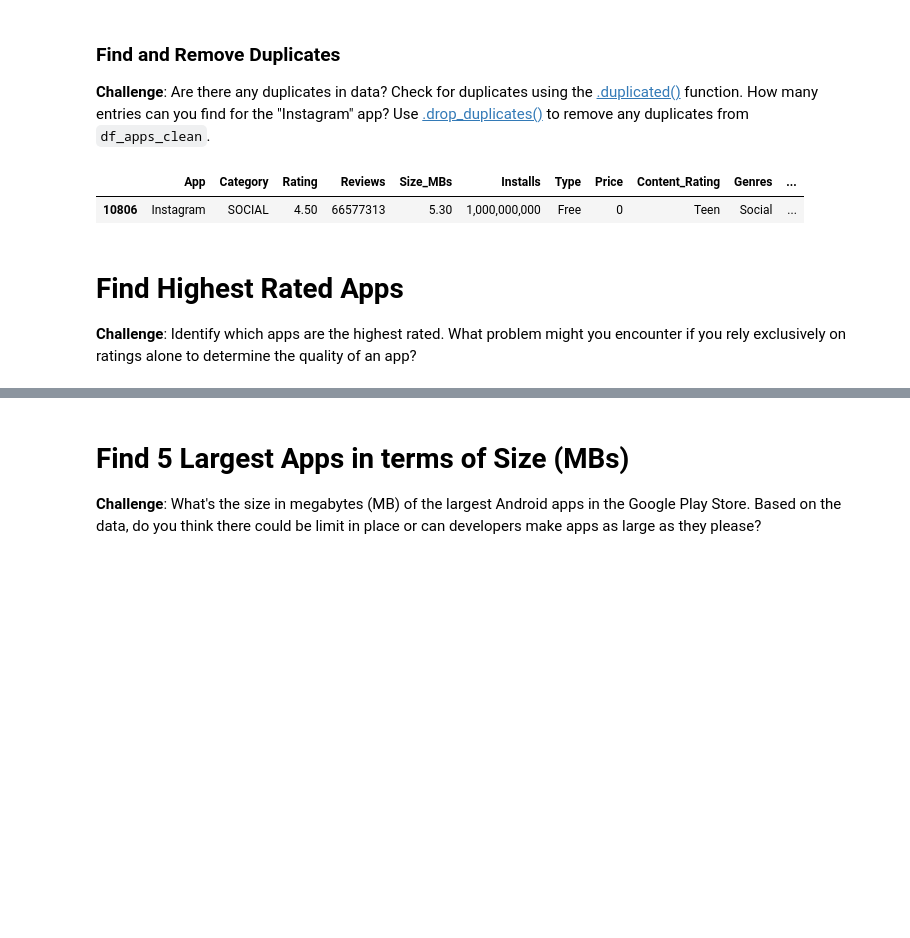
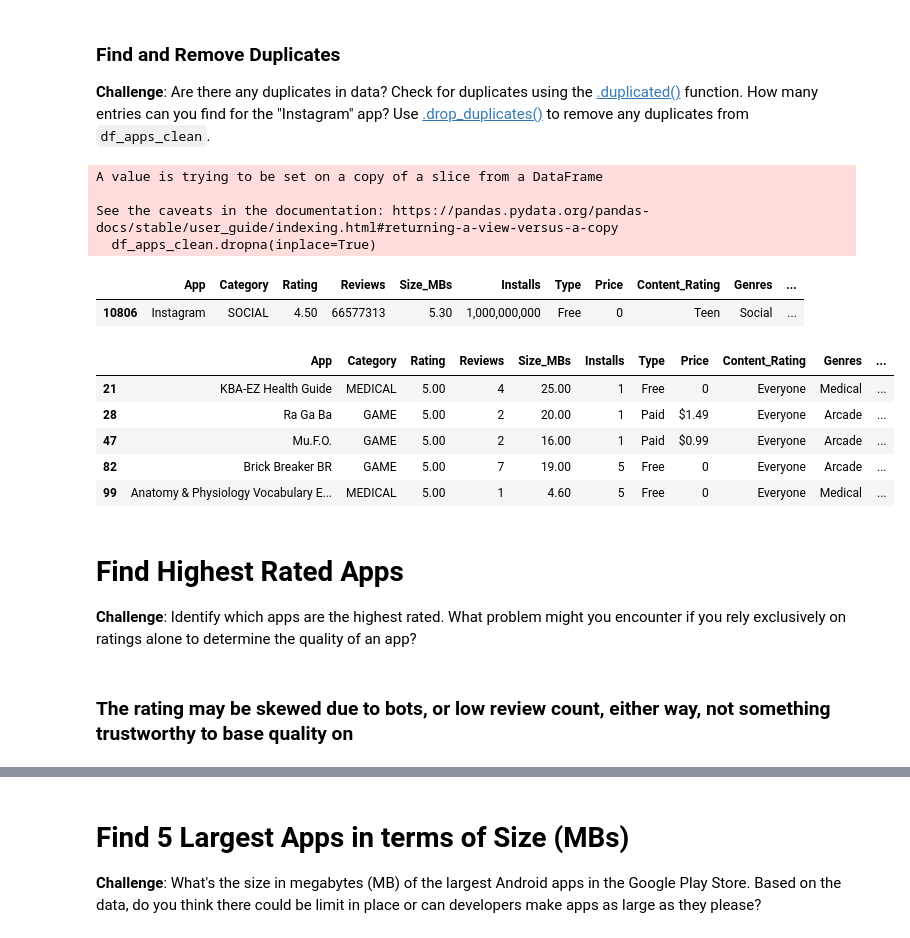
Before and after one commit to Golden-Leaves/100daysofpython, a Jupyter notebook: data_science/google_play_store_project/Google Play Store App Analytics (start).ipynb, the cells around one changed output, grey strips where cells are left out. Drawn from its saved outputs; the diff is of its cells as text; code cells hidden in the pictures; blank space fills up the shorter version.

```diff
--- a/data_science/google_play_store_project/Google Play Store App Analytics (start).ipynb
+++ b/data_science/google_play_store_project/Google Play Store App Analytics (start).ipynb
@@ -83,11 +84,27 @@ Length: 10841, dtype: bool
 # %%
 df_apps.duplicated()
 df_apps_clean = df_apps.drop_duplicates(subset=["App","Type","Price"],keep="first") #Subset: Examine duplication on *columns*
+df_apps_clean.dropna(inplace=True)
 df_apps_clean[df_apps_clean["App"] == "Instagram"]
 # %% [output]
+A value is trying to be set on a copy of a slice from a DataFrame
+
+See the caveats in the documentation: https://pandas.pydata.org/pandas-docs/stable/user_guide/indexing.html#returning-a-view-versus-a-copy
+  df_apps_clean.dropna(inplace=True)
 |  | App | Category | Rating | Reviews | Size_MBs | Installs | Type | Price | Content_Rating | Genres | ... |
 | 10806 | Instagram | SOCIAL | 4.50 | 66577313 | 5.30 | 1,000,000,000 | Free | 0 | Teen | Social | ... |
+# %%
+df_apps_clean.head()
+# %% [output]
+|  | App | Category | Rating | Reviews | Size_MBs | Installs | Type | Price | Content_Rating | Genres | ... |
+| 21 | KBA-EZ Health Guide | MEDICAL | 5.00 | 4 | 25.00 | 1 | Free | 0 | Everyone | Medical | ... |
+| 28 | Ra Ga Ba | GAME | 5.00 | 2 | 20.00 | 1 | Paid | $1.49 | Everyone | Arcade | ... |
+| 47 | Mu.F.O. | GAME | 5.00 | 2 | 16.00 | 1 | Paid | $0.99 | Everyone | Arcade | ... |
+| 82 | Brick Breaker BR | GAME | 5.00 | 7 | 19.00 | 5 | Free | 0 | Everyone | Arcade | ... |
+| 99 | Anatomy & Physiology Vocabulary E... | MEDICAL | 5.00 | 1 | 4.60 | 5 | Free | 0 | Everyone | Medical | ... |
 # %% [markdown]
 # Find Highest Rated Apps
 
 **Challenge**: Identify which apps are the highest rated. What problem might you encounter if you rely exclusively on ratings alone to determine the quality of an app?
+# %% [markdown]
+### The rating may be skewed due to bots, or low review count, either way, not something trustworthy to base quality on ###
```
Also changed, not shown: parts of 6 cells of this notebook.
